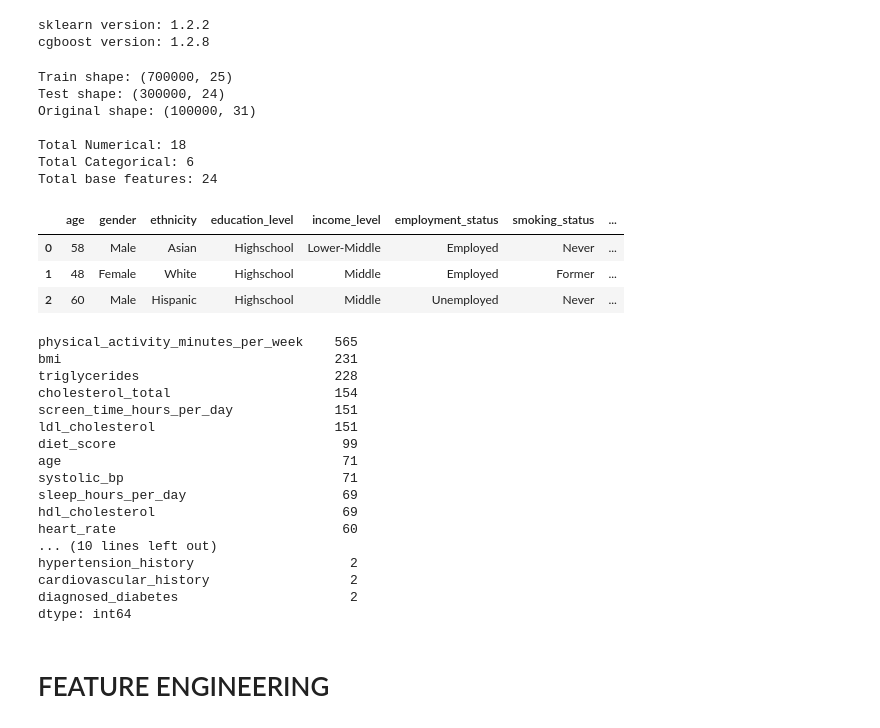
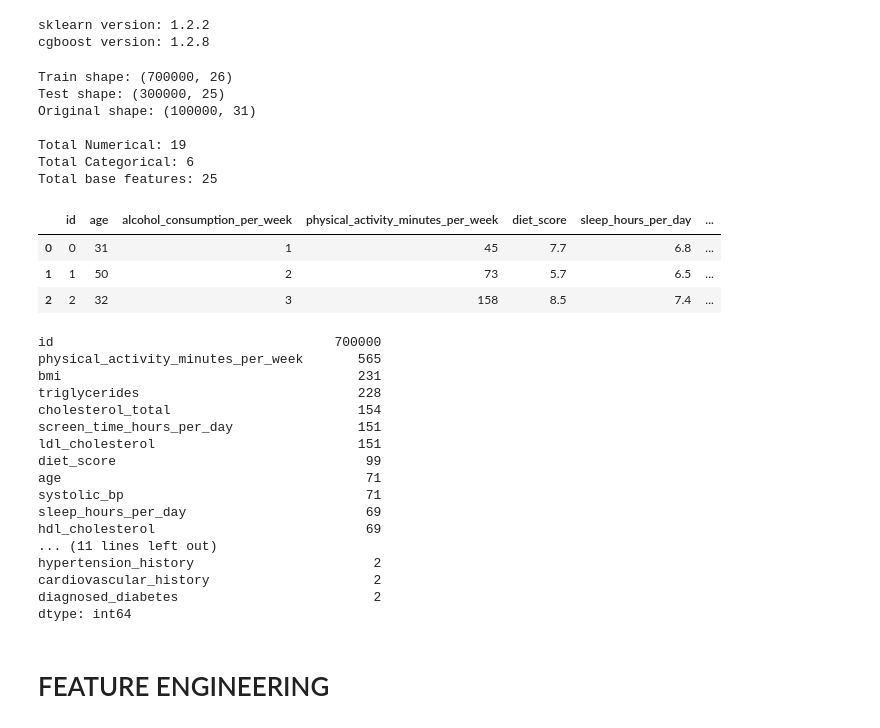
Before and after one commit to coded-sly/s5e12-Diabetes, a Jupyter notebook: ps5e12-cat-fe-cv10.ipynb, the cells around one changed output. Cells and saved outputs as stored; diff of their text form; code cells hidden in the pictures.

```diff
--- a/ps5e12-cat-fe-cv10.ipynb
+++ b/ps5e12-cat-fe-cv10.ipynb
@@ -71,11 +71,11 @@ random.seed(SEED)
 COLOR = '\033[32m'
 RESET = '\033[0m'
 # %%
-### Load Data ###
+## -- Load Data --
 PATH = '/kaggle/input/playground-series-s5e12/'
 submit = pd.read_csv(PATH+'sample_submission.csv')
-train = pd.read_csv(PATH+"train.csv").drop('id', axis=1)
-test = pd.read_csv(PATH+"test.csv").drop('id', axis=1)
+train = pd.read_csv(PATH+"train.csv") #.drop('id', axis=1)
+test = pd.read_csv(PATH+"test.csv") #.drop('id', axis=1)
 
 TARGET = train.columns[-1]
 NUMS = test.select_dtypes(include='number').columns.tolist()
@@ -92,21 +92,20 @@ print(f"\nTotal Numerical: {len(NUMS)}")
 print(f"Total Categorical: {len(CATS)}")
 print(f"Total base features: {len(BASE)}")
 # %% [output]
-Train shape: (700000, 25)
-Test shape: (300000, 24)
+Train shape: (700000, 26)
+Test shape: (300000, 25)
 Original shape: (100000, 31)
 
-Total Numerical: 18
+Total Numerical: 19
 Total Categorical: 6
-Total base features: 24
+Total base features: 25
 # %%
-display(orig.head(3))
-orig = orig[BASE+[TARGET]]
+display(train.head(3))
 # %% [output]
-|  | age | gender | ethnicity | education_level | income_level | employment_status | smoking_status | ... |
-| 0 | 58 | Male | Asian | Highschool | Lower-Middle | Employed | Never | ... |
-| 1 | 48 | Female | White | Highschool | Middle | Employed | Former | ... |
-| 2 | 60 | Male | Hispanic | Highschool | Middle | Unemployed | Never | ... |
+|  | id | age | alcohol_consumption_per_week | physical_activity_minutes_per_week | diet_score | sleep_hours_per_day | ... |
+| 0 | 0 | 31 | 1 | 45 | 7.7 | 6.8 | ... |
+| 1 | 1 | 50 | 2 | 73 | 5.7 | 6.5 | ... |
+| 2 | 2 | 32 | 3 | 158 | 8.5 | 7.4 | ... |
 # %%
 # ### Load Data ###
 # submit = pd.read_csv("sample_submission.csv")
@@ -129,22 +128,22 @@ orig = orig[BASE+[TARGET]]
 # %%
 train.nunique(dropna=False).sort_values(ascending=False)
 # %% [output]
-physical_activity_minutes_per_week    565
-bmi                                   231
-triglycerides                         228
-cholesterol_total                     154
-screen_time_hours_per_day             151
-ldl_cholesterol                       151
-diet_score                             99
-age                                    71
-systolic_bp                            71
-sleep_hours_per_day                    69
-hdl_cholesterol                        69
-heart_rate                             60
-... (10 lines left out)
-hypertension_history                    2
-cardiovascular_history                  2
-diagnosed_diabetes                      2
+id                                    700000
+physical_activity_minutes_per_week       565
+bmi                                      231
+triglycerides                            228
+cholesterol_total                        154
+screen_time_hours_per_day                151
+ldl_cholesterol                          151
+diet_score                                99
+age                                       71
+systolic_bp                               71
+sleep_hours_per_day                       69
+hdl_cholesterol                           69
+... (11 lines left out)
+hypertension_history                       2
+cardiovascular_history                     2
+diagnosed_diabetes                         2
 dtype: int64
 # %% [markdown]
 # FEATURE ENGINEERING
```
Also changed, not shown: parts of 14 cells of this notebook.
